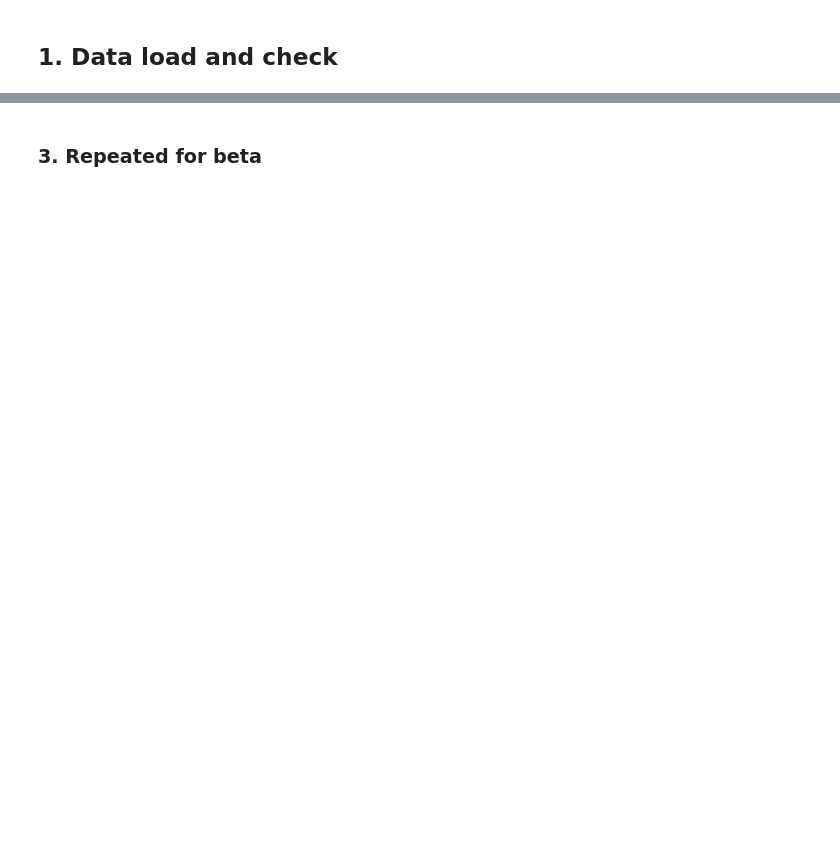
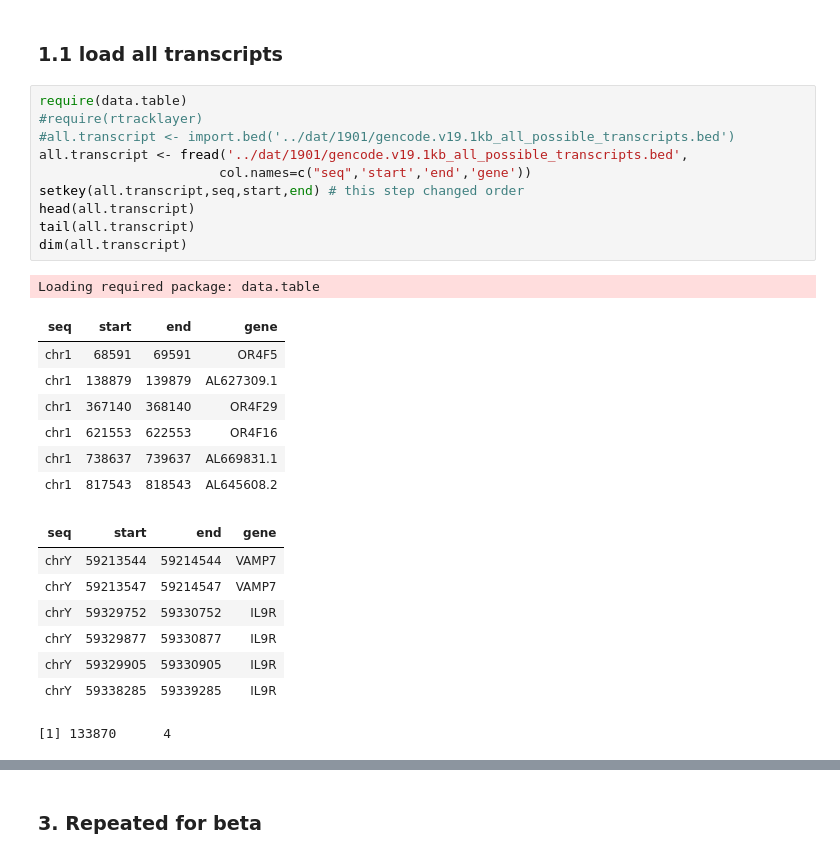
Before and after one commit to biomystery/islet_figs_motifs, a Jupyter notebook: multiple_promoter_transcript_level/summarize data at transcript level.ipynb, the cells around one changed output, grey strips where cells are left out. Saved outputs shown, nothing was run; the diff lists cells and outputs as text; blank space fills up the shorter version.

```diff
--- a/multiple_promoter_transcript_level/summarize data at transcript level.ipynb
+++ b/multiple_promoter_transcript_level/summarize data at transcript level.ipynb
@@ -1,2 +7,29 @@
 # %% [markdown]
-## 1. Data load and check
+### 1.1 load all transcripts
+# %%
+require(data.table)
+#require(rtracklayer)
+#all.transcript <- import.bed('../dat/1901/gencode.v19.1kb_all_possible_transcripts.bed')
+all.transcript <- fread('../dat/1901/gencode.v19.1kb_all_possible_transcripts.bed',
+                       col.names=c("seq",'start','end','gene'))
+setkey(all.transcript,seq,start,end) # this step changed order
+head(all.transcript)
+tail(all.transcript)
+dim(all.transcript)
+# %% [output]
+Loading required package: data.table
+| seq | start | end | gene |
+| chr1 | 68591 | 69591 | OR4F5 |
+| chr1 | 138879 | 139879 | AL627309.1 |
+| chr1 | 367140 | 368140 | OR4F29 |
+| chr1 | 621553 | 622553 | OR4F16 |
+| chr1 | 738637 | 739637 | AL669831.1 |
+| chr1 | 817543 | 818543 | AL645608.2 |
+| seq | start | end | gene |
+| chrY | 59213544 | 59214544 | VAMP7 |
+| chrY | 59213547 | 59214547 | VAMP7 |
+| chrY | 59329752 | 59330752 | IL9R |
+| chrY | 59329877 | 59330877 | IL9R |
+| chrY | 59329905 | 59330905 | IL9R |
+| chrY | 59338285 | 59339285 | IL9R |
+[1] 133870      4
```
Also changed, not shown: parts of 15 cells of this notebook, 8 other files.
